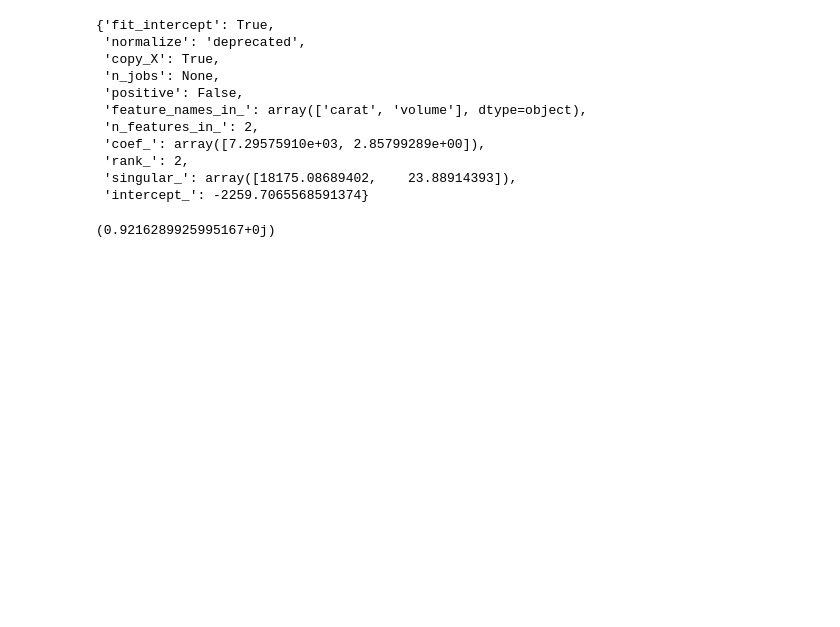
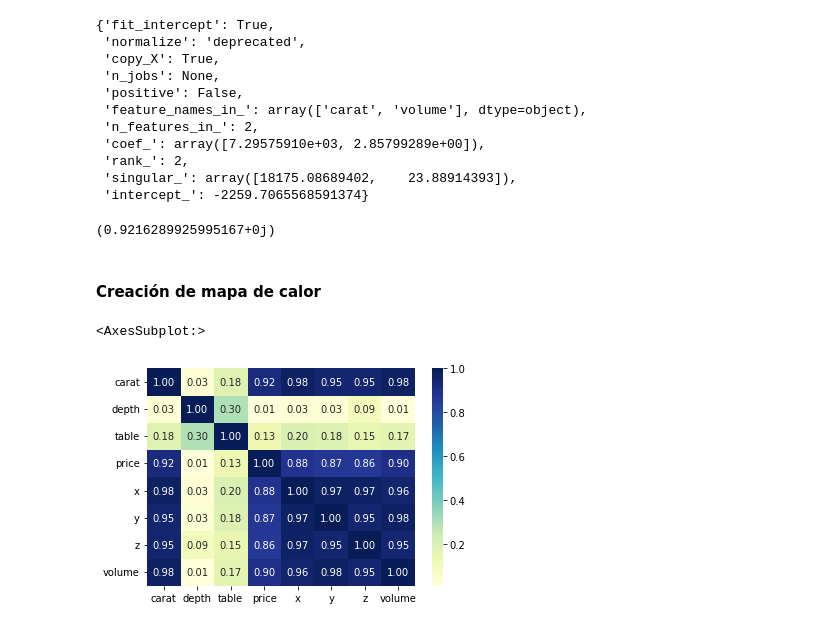
Before and after one commit to Papitasrancheras/A1_TC2003B.202, a Jupyter notebook: a1correlacion.ipynb, the cells around one changed output. Cells and saved outputs as stored; diff of their text form; code cells hidden in the pictures; blank space fills up the shorter version.

Commit message:
Creación de mapa de calor

```diff
--- a/a1correlacion.ipynb
+++ b/a1correlacion.ipynb
@@ -541,3 +541,24 @@ model9.score(X=v_indepcv, y=v_dep)
 sqrt(0.8494)
 # %% [output]
 (0.9216289925995167+0j)
+# %% [markdown]
+#### Creación de mapa de calor
+# %%
+#Creamos una copia de nuestra base de datos
+diamondheat =pd.read_csv("diamonds.csv")
+# %%
+#Encontramos todas las correlaciones entre las variables de nuestra dataframe diamonds
+Corr_diamond=diamondheat.corr()
+Corr_diamond
+# %%
+#Encontramos el valor absoluto de todas las correlaciones entre las variables
+Corr_diamond1= abs(Corr_diamond)
+Corr_diamond1
+#Eliminamos las columnas que no serán
+# %%
+#Creamos un mapa de calor que muestre nuestros coeficientes de corelación
+Heat_Map= sns.heatmap(Corr_diamond1, cmap = 'YlGnBu', annot=True, fmt=".2f")
+Heat_Map
+# %% [output]
+<AxesSubplot:>
+[figure, added]
```
